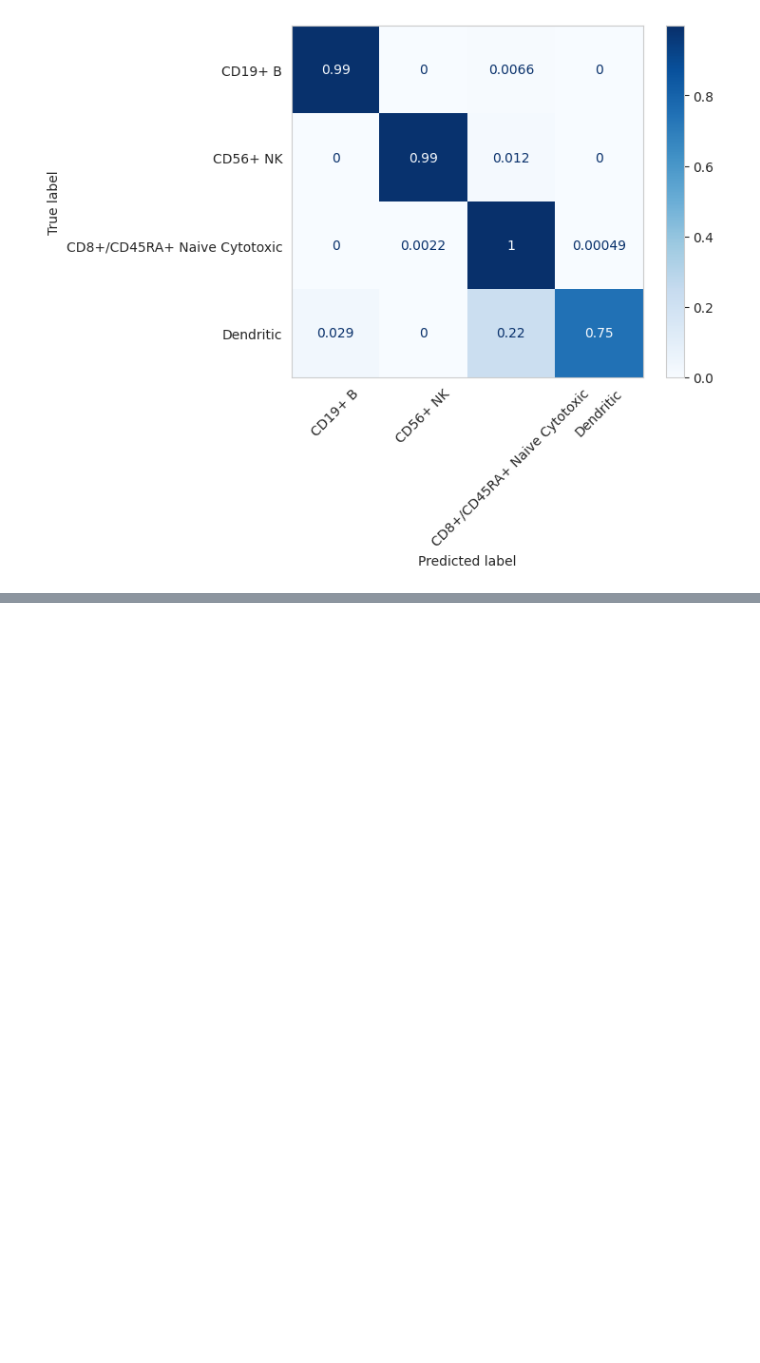
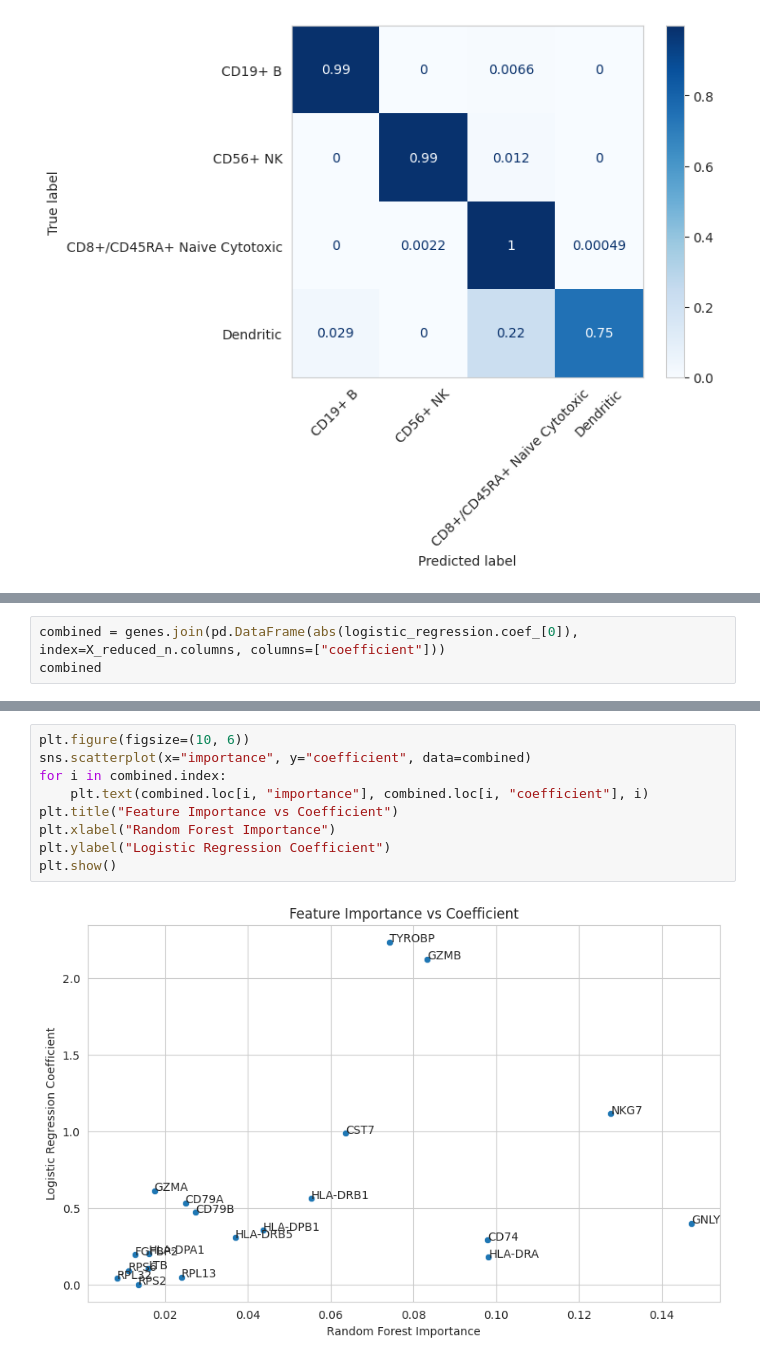
Before and after one commit to KnotATypo/BINF7000-A3-G16, a Jupyter notebook: notebook.ipynb, the cells around one changed output, grey strips where cells are left out. Drawn from its saved outputs; the diff is of its cells as text; blank space fills up the shorter version.

```diff
--- a/notebook.ipynb
+++ b/notebook.ipynb
@@ -430,0 +460,3 @@ Test performance is unchanged even with only 20 features, indicating that these
+# %%
+combined = genes.join(pd.DataFrame(abs(logistic_regression.coef_[0]), index=X_reduced_n.columns, columns=["coefficient"]))
+combined
@@ -430,0 +481,11 @@ Test performance is unchanged even with only 20 features, indicating that these
+# %%
+plt.figure(figsize=(10, 6))
+sns.scatterplot(x="importance", y="coefficient", data=combined)
+for i in combined.index:
+    plt.text(combined.loc[i, "importance"], combined.loc[i, "coefficient"], i)
+plt.title("Feature Importance vs Coefficient")
+plt.xlabel("Random Forest Importance")
+plt.ylabel("Logistic Regression Coefficient")
+plt.show()
+# %% [output]
+[figure, added]
```
Also changed, not shown: parts of 7 cells of this notebook.
